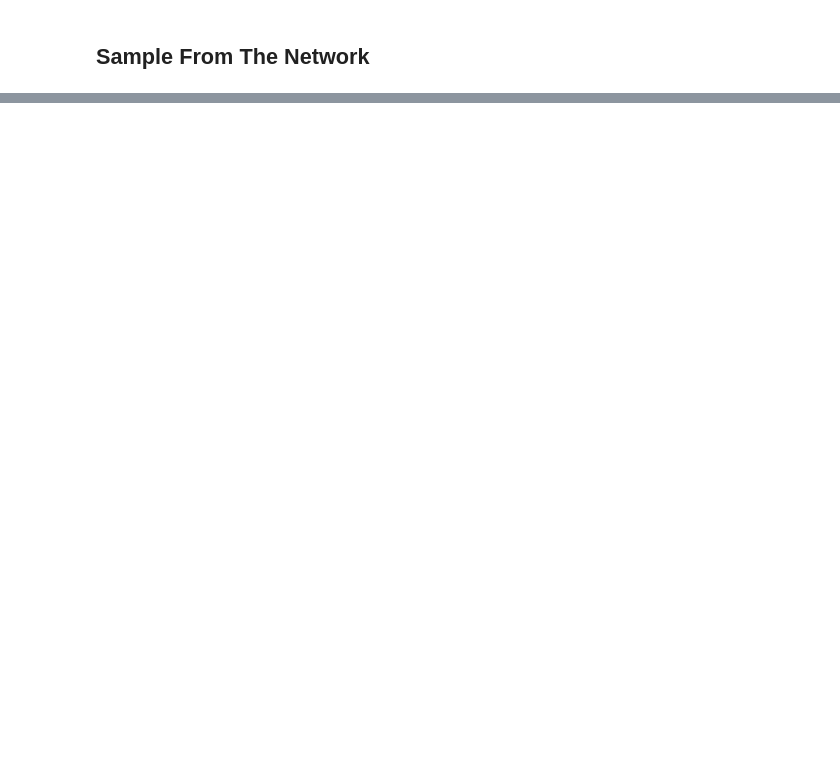
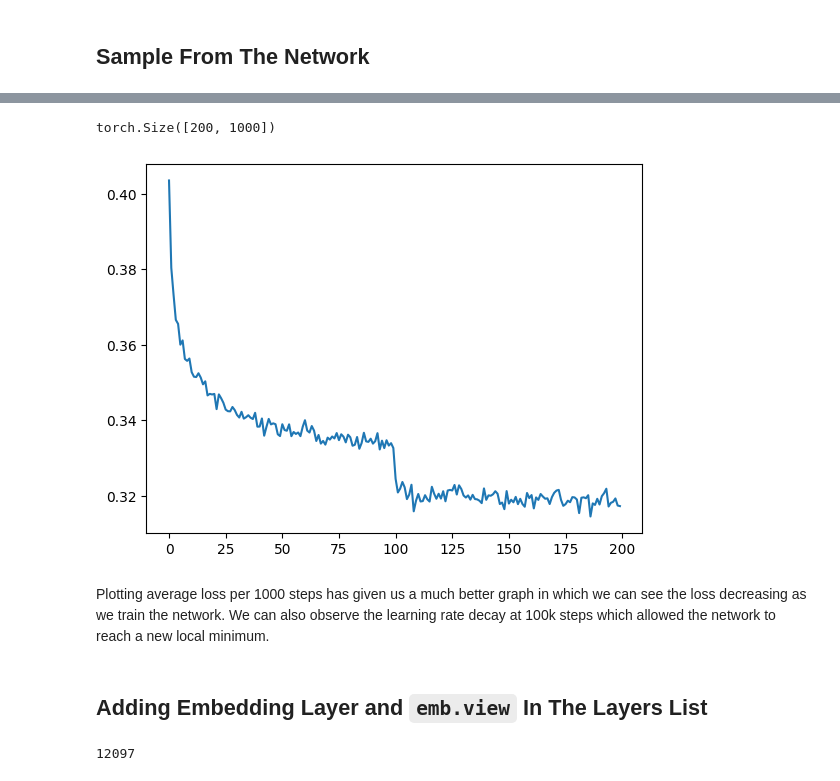
Before and after one commit to startswithzed/neural-nets-playground, a Jupyter notebook: makemore/wavenet.ipynb, the cells around one changed output, grey strips where cells are left out. Drawn from its saved outputs; the diff is of its cells as text; code cells hidden in the pictures; blank space fills up the shorter version.

Commit message:
feat(wavenet): fix lr plot and add C to layer list

```diff
--- a/makemore/wavenet.ipynb
+++ b/makemore/wavenet.ipynb
@@ -304,0 +320,12 @@ deslynn.
+# %%
+torch.tensor(lossi).view(-1, 1000).shape # each row is 1000 consecutive losses
+# %% [output]
+torch.Size([200, 1000])
+# %%
+plt.plot(torch.tensor(lossi).view(-1, 1000).mean(1)); # plotting the means of 1000 consecutive losses
+# %% [output]
+[figure, added]
+# %% [markdown]
+Plotting average loss per 1000 steps has given us a much better graph in which we can see the loss decreasing as we train the network. We can also observe the learning rate decay at 100k steps which allowed the network to reach a new local minimum.
+# %% [markdown]
+## Adding Embedding Layer and `emb.view` In The Layers List
@@ -304,0 +351,21 @@ deslynn.
+# %%
+n_embed = 10
+n_hidden = 200
+
+layers = [
+  Embedding(vocab_size, n_embed),
+  Flatten(),
+  Linear(n_embed * block_size, n_hidden, bias=False), BatchNorm1d(n_hidden), Tanh(),
+  Linear(n_hidden, vocab_size)
+]
+
+with torch.no_grad():
+  layers[-1].weight *= 0.1 # make last layer less confident
+
+parameters = [p for layer in layers for p in layer.parameters()]
+print(sum(p.nelement() for p in parameters))
+
+for p in parameters:
+  p.requires_grad = True
+# %% [output]
+12097
```
Also changed, not shown: parts of 9 cells of this notebook.
